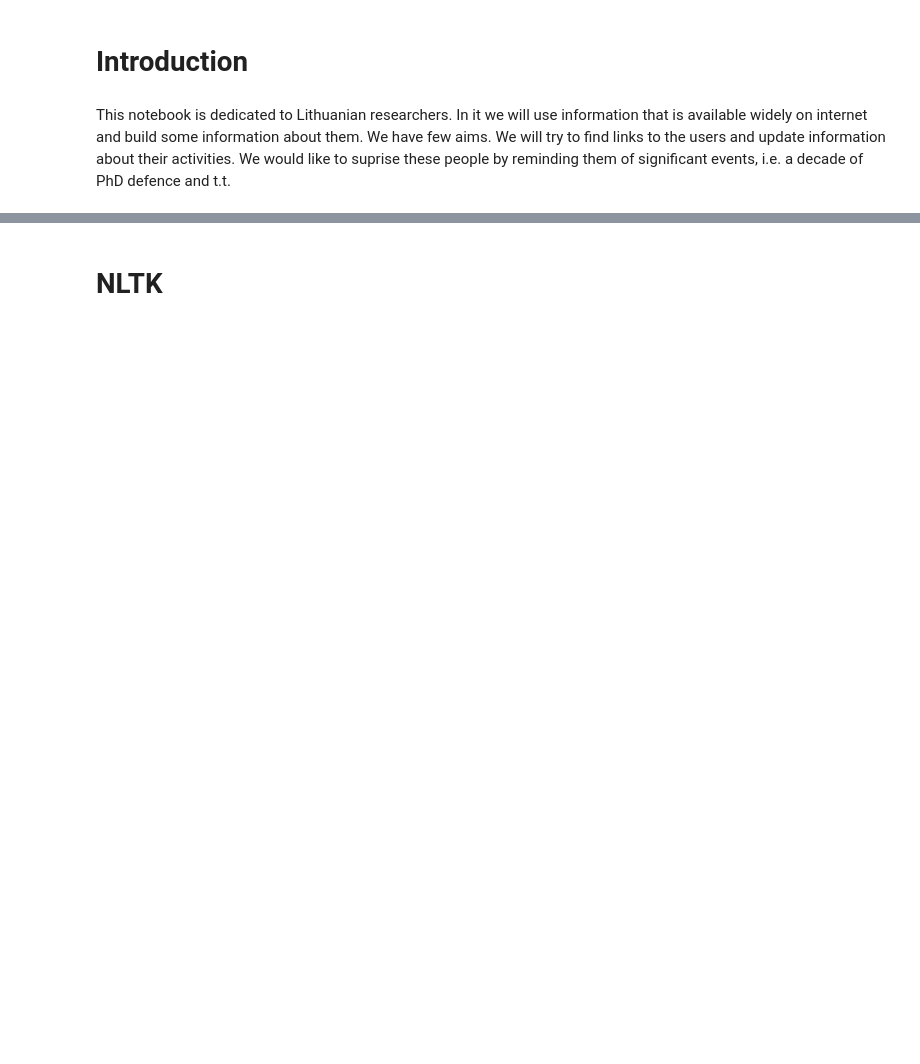
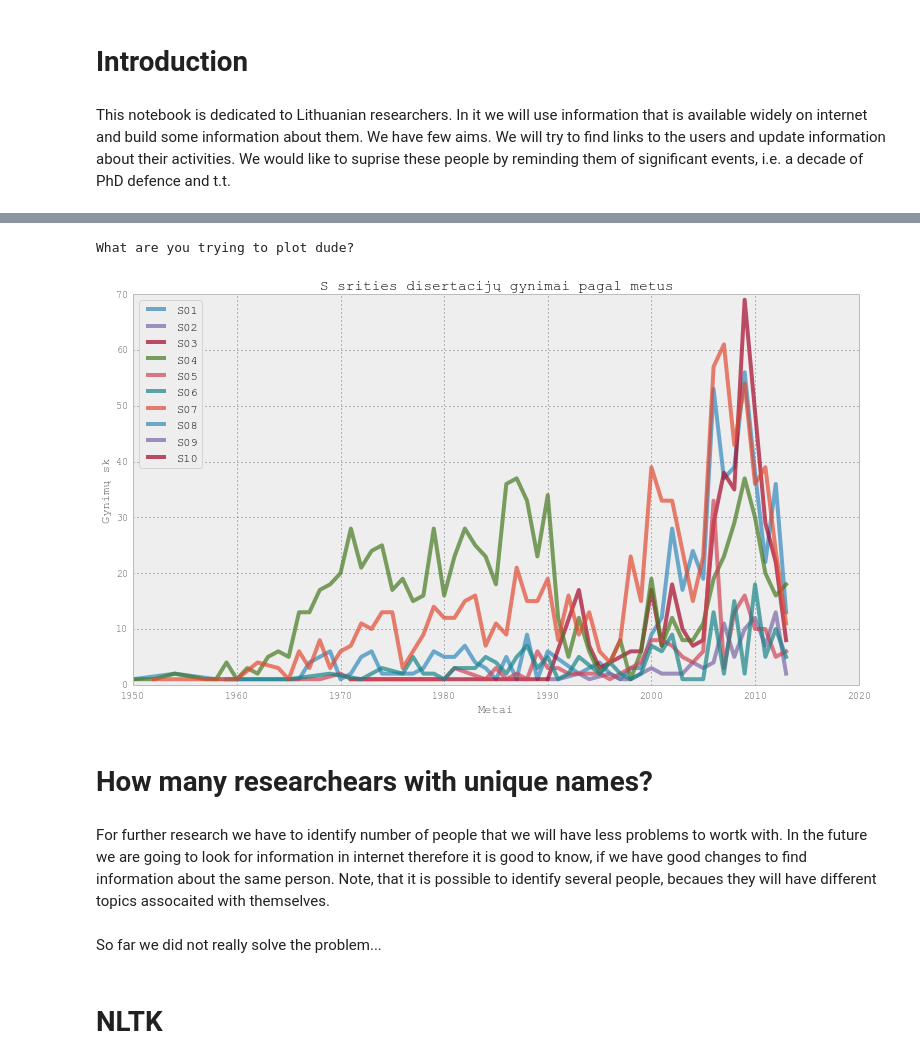
Before and after one commit to aidiss/Lithuanian-Academic-Circles-and-Their-Networks, a Jupyter notebook: PhD defenses 1950-2008.ipynb, the cells around one changed output, grey strips where cells are left out. Cells and saved outputs as stored; diff of their text form; code cells hidden in the pictures; blank space fills up the shorter version.

Commit message:
Lots of clearing of PhD defenses 1950 2008 file. Now I am going to fuse it with the most recent file.

```diff
--- a/PhD defenses 1950-2008.ipynb
+++ b/PhD defenses 1950-2008.ipynb
@@ -96 +31,10 @@ def draw1(sritis):
+# %%
+draw_field_history(df, 'S', daktar=True, habil=False)
+# %% [output]
+What are you trying to plot dude?
+[figure, added]
+# %% [markdown]
+# How many researchears with unique names?
+# %% [markdown]
+For further research we have to identify number of people that we will have less problems to wortk with. In the future we are going to look for information in internet therefore it is good to know, if we have good changes to find information about the same person. Note, that it is possible to identify several people, becaues they will have different topics assocaited with themselves.
 # %%
@@ -102,5 +47,7 @@ l1 = grpd[grpd > 1].index
 df[df.dkt_lps == 'habilituotas daktaras'].head()
 l2 = df[df.dkt_lps == 'habilituotas daktaras'].index
 l3 = [x for x in l1 if x in l2]
+# %% [markdown]
+So far we did not really solve the problem...
 # %% [markdown]
 # NLTK
```
Also changed, not shown: parts of 22 cells of this notebook, 11 other files.
